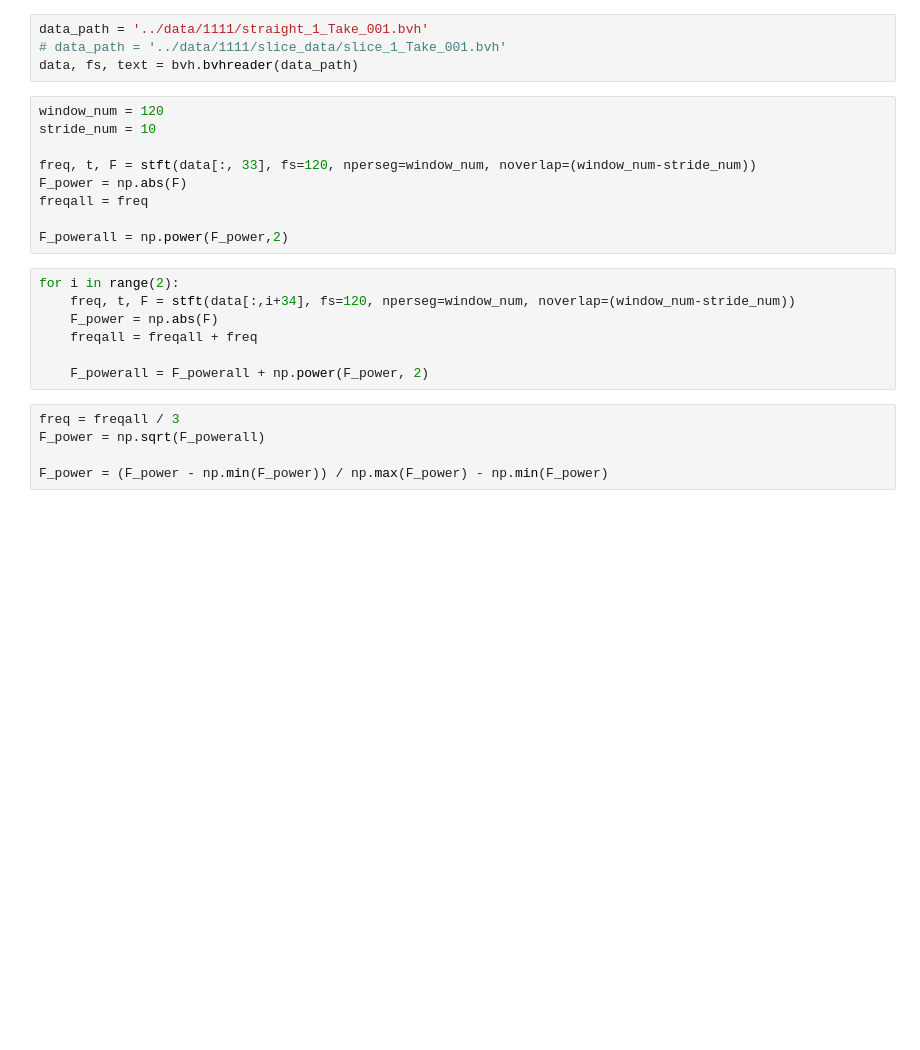
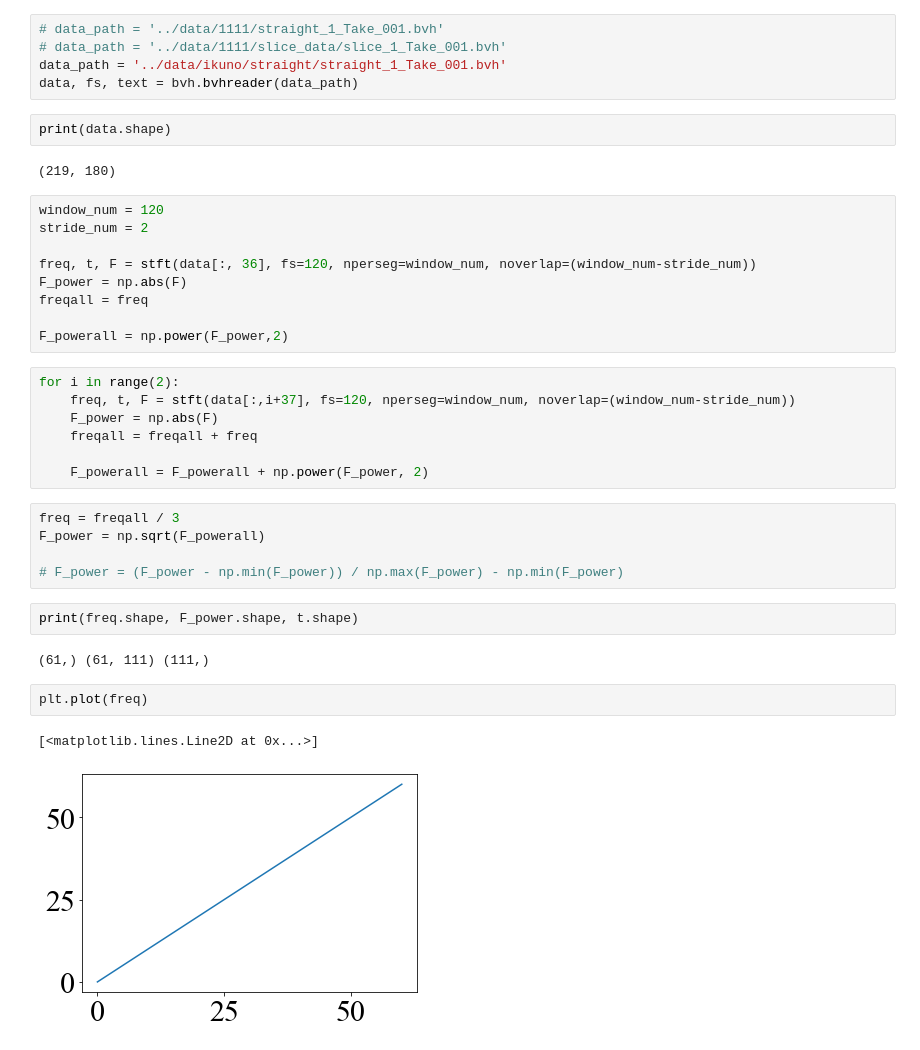
Before and after one commit to chudai8141/golf2, a Jupyter notebook: GolfMEMD/stft.ipynb, the cells around one changed output. Saved outputs shown, nothing was run; the diff lists cells and outputs as text; blank space fills up the shorter version.

```diff
--- a/GolfMEMD/stft.ipynb
+++ b/GolfMEMD/stft.ipynb
@@ -6,21 +7,26 @@ from matplotlib import pyplot as plt
 from joint import Joint
 import bvh
 # %%
-data_path = '../data/1111/straight_1_Take_001.bvh'
+# data_path = '../data/1111/straight_1_Take_001.bvh'
 # data_path = '../data/1111/slice_data/slice_1_Take_001.bvh'
+data_path = '../data/ikuno/straight/straight_1_Take_001.bvh'
 data, fs, text = bvh.bvhreader(data_path)
+# %%
+print(data.shape)
+# %% [output]
+(219, 180)
 # %%
 window_num = 120
-stride_num = 10
+stride_num = 2
 
-freq, t, F = stft(data[:, 33], fs=120, nperseg=window_num, noverlap=(window_num-stride_num))
+freq, t, F = stft(data[:, 36], fs=120, nperseg=window_num, noverlap=(window_num-stride_num))
 F_power = np.abs(F)
 freqall = freq
 
 F_powerall = np.power(F_power,2)
 # %%
 for i in range(2):
-    freq, t, F = stft(data[:,i+34], fs=120, nperseg=window_num, noverlap=(window_num-stride_num))
+    freq, t, F = stft(data[:,i+37], fs=120, nperseg=window_num, noverlap=(window_num-stride_num))
     F_power = np.abs(F)
     freqall = freqall + freq
 
@@ -29,5 +35,14 @@ for i in range(2):
 freq = freqall / 3
 F_power = np.sqrt(F_powerall)
 
-F_power = (F_power - np.min(F_power)) / np.max(F_power) - np.min(F_power)
+# F_power = (F_power - np.min(F_power)) / np.max(F_power) - np.min(F_power)
+# %%
+print(freq.shape, F_power.shape, t.shape)
+# %% [output]
+(61,) (61, 111) (111,)
+# %%
+plt.plot(freq)
+# %% [output]
+[<matplotlib.lines.Line2D at 0x...>]
+[figure, added]
 # %%
```
Also changed, not shown: parts of 2 cells of this notebook, 4 other files.
